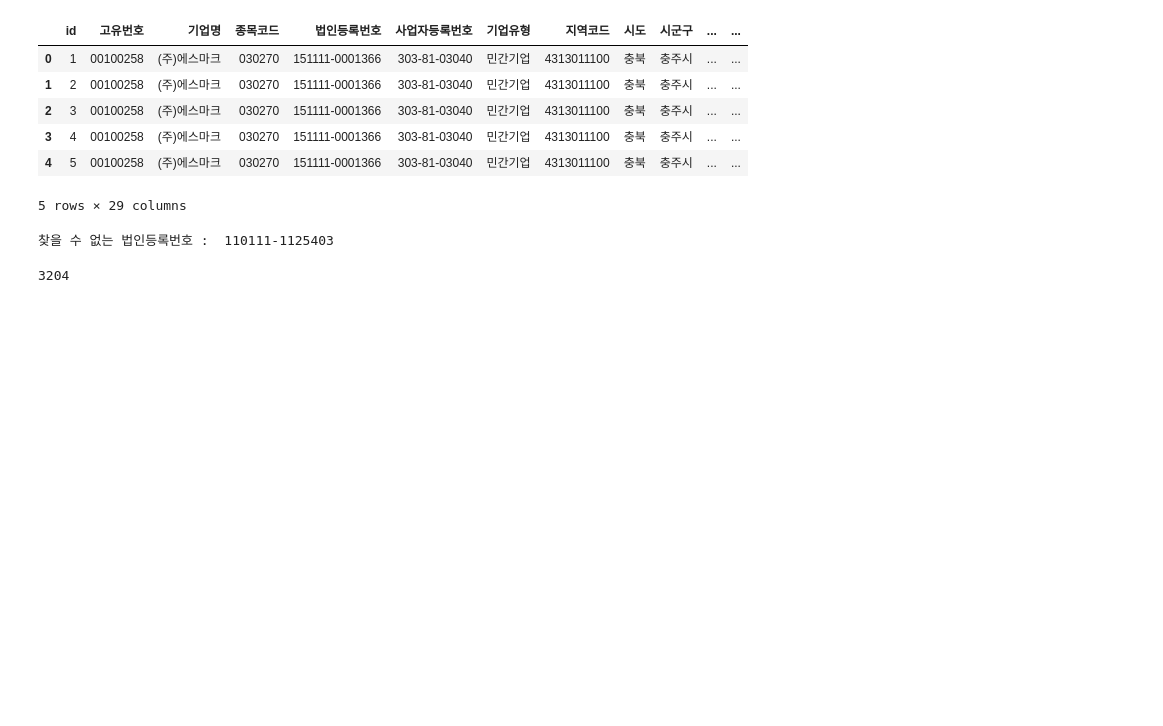
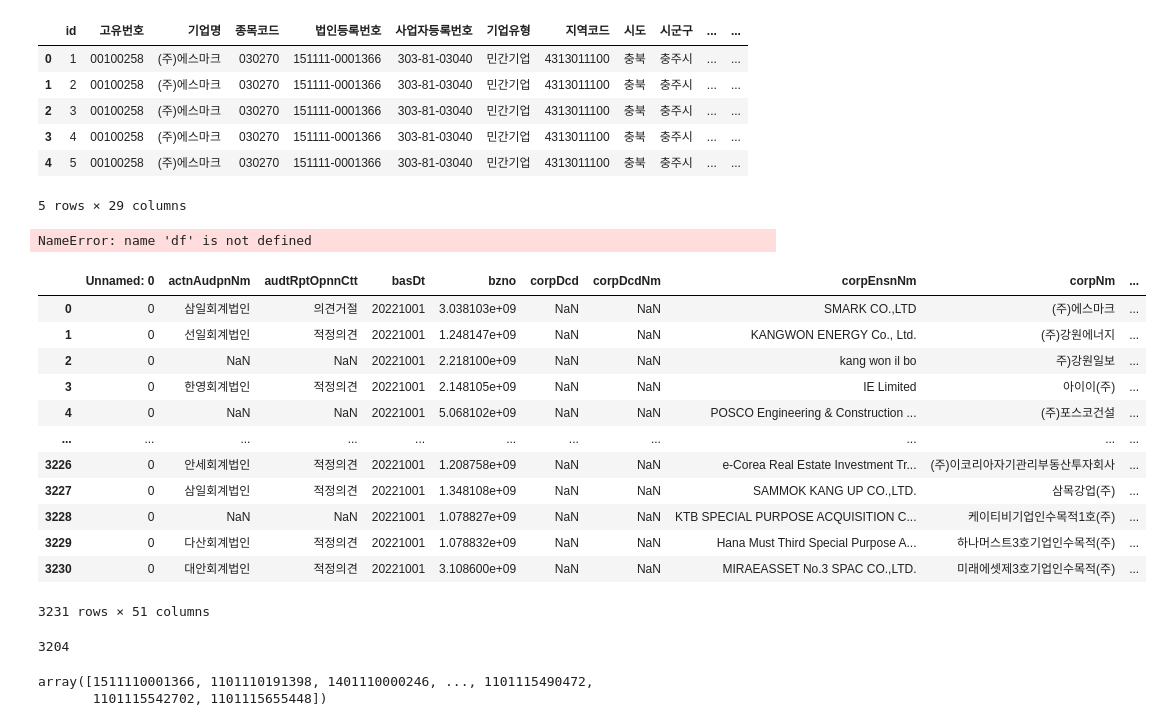
Before and after one commit to reejungkim/OpenAPI_Ministry_of_land, a Jupyter notebook: 공시정보_기업개황.ipynb, the cells around one changed output. Saved outputs shown, nothing was run; the diff lists cells and outputs as text; code cells hidden in the pictures; blank space fills up the shorter version.

Commit message:
Add calling financial statement api

```diff
--- a/공시정보_기업개황.ipynb
+++ b/공시정보_기업개황.ipynb
@@ -83,7 +85,11 @@ df.head()
 5 rows × 29 columns
 # %%
 key = 'zaeHKUd+udWXYAS90iNFVdplnQ58mV0a++SuSZrKRVhjD2cJOhRSDZ9xzMmrxmd5S0TnN8Jg2UZCJLH8Y6oZQg=='
+#key_financialStat = 'zaeHKUd%2BudWXYAS90iNFVdplnQ58mV0a%2B%2BSuSZrKRVhjD2cJOhRSDZ9xzMmrxmd5S0TnN8Jg2UZCJLH8Y6oZQg%3D%3D'
+
 url = 'http://apis.data.go.kr/1160100/service/GetCorpBasicInfoService/getCorpOutline'
+
+url_financialStat=   'http://apis.data.go.kr/1160100/service/GetFinaStatInfoService/getSummFinaStat'
 # %%
 data =[]# pd.DataFrame()
 df_기업기본정보 = pd.DataFrame()
@@ -95,12 +101,41 @@ for crno in df.법인등록번호.unique():
                'basDt' : '20221001', 'crno':no}
           response_xml = requests.get(url, params=params).content
           data = load_xml_to_dataframe(response_xml, 'item')
+
+          params ={'serviceKey' : key, 'numOfRows' : '1', 'pageNo' : '1', 'resultType' : 'xml',
+         'crno' : '1746110000741', 'bizYear' : '2022' }
+          response_xml = requests.get(url_financialStat, params=params).content
+          data_financialStat = load_xml_to_dataframe(response_xml, 'item')
+
+          data = pd.concat([data, data_financialStat], axis=1)
+
           df_기업기본정보 = df_기업기본정보.append(data)
     except:
          print('찾을 수 없는 법인등록번호 : ', crno )
          pass
 # %% [output]
-찾을 수 없는 법인등록번호 :  110111-1125403
+NameError: name 'df' is not defined
+# %%
+params ={'serviceKey' : key, 'numOfRows' : '1', 'pageNo' : '1', 'resultType' : 'xml',
+         'crno' : '1746110000741', 'bizYear' : '2022' }
+response_xml = requests.get(url_financialStat, params=params).content
+data_financialStat = load_xml_to_dataframe(response_xml, 'item')
+# %%
+pd.concat([data, data_financialStat], axis=1)
+# %% [output]
+|  | Unnamed: 0 | actnAudpnNm | audtRptOpnnCtt | basDt | bzno | corpDcd | corpDcdNm | corpEnsnNm | corpNm | ... |
+| 0 | 0 | 삼일회계법인 | 의견거절 | 20221001 | 3.038103e+09 | NaN | NaN | SMARK CO.,LTD | (주)에스마크 | ... |
+| 1 | 0 | 선일회계법인 | 적정의견 | 20221001 | 1.248147e+09 | NaN | NaN | KANGWON ENERGY Co., Ltd. | (주)강원에너지 | ... |
+| 2 | 0 | NaN | NaN | 20221001 | 2.218100e+09 | NaN | NaN | kang won il bo | 주)강원일보 | ... |
+| 3 | 0 | 한영회계법인 | 적정의견 | 20221001 | 2.148105e+09 | NaN | NaN | IE Limited | 아이이(주) | ... |
+| 4 | 0 | NaN | NaN | 20221001 | 5.068102e+09 | NaN | NaN | POSCO Engineering & Construction ... | (주)포스코건설 | ... |
+| ... | ... | ... | ... | ... | ... | ... | ... | ... | ... | ... |
+| 3226 | 0 | 안세회계법인 | 적정의견 | 20221001 | 1.208758e+09 | NaN | NaN | e-Corea Real Estate Investment Tr... | (주)이코리아자기관리부동산투자회사 | ... |
+| 3227 | 0 | 삼일회계법인 | 적정의견 | 20221001 | 1.348108e+09 | NaN | NaN | SAMMOK KANG UP CO.,LTD. | 삼목강업(주) | ... |
+| 3228 | 0 | NaN | NaN | 20221001 | 1.078827e+09 | NaN | NaN | KTB SPECIAL PURPOSE ACQUISITION C... | 케이티비기업인수목적1호(주) | ... |
+| 3229 | 0 | 다산회계법인 | 적정의견 | 20221001 | 1.078832e+09 | NaN | NaN | Hana Must Third Special Purpose A... | 하나머스트3호기업인수목적(주) | ... |
+| 3230 | 0 | 대안회계법인 | 적정의견 | 20221001 | 3.108600e+09 | NaN | NaN | MIRAEASSET No.3 SPAC CO.,LTD. | 미래에셋제3호기업인수목적(주) | ... |
+3231 rows × 51 columns
 # %%
 df_기업기본정보.to_excel('기업기본정보.xlsx')
 # %%
@@ -122,0 +160,5 @@ len(df.법인등록번호.unique() )
+# %%
+data.crno.unique()
+# %% [output]
+array([1511110001366, 1101110191398, 1401110000246, ..., 1101115490472,
+       1101115542702, 1101115655448])
```
Also changed, not shown: parts of 3 cells of this notebook, 2 other files.
